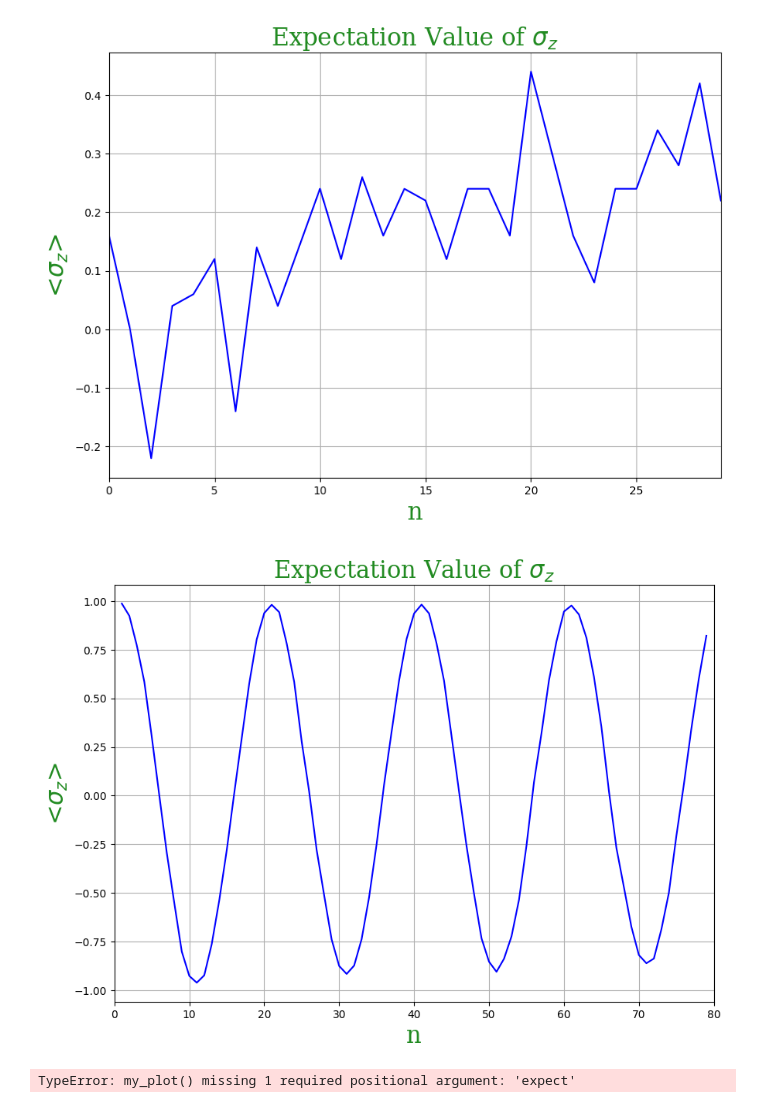
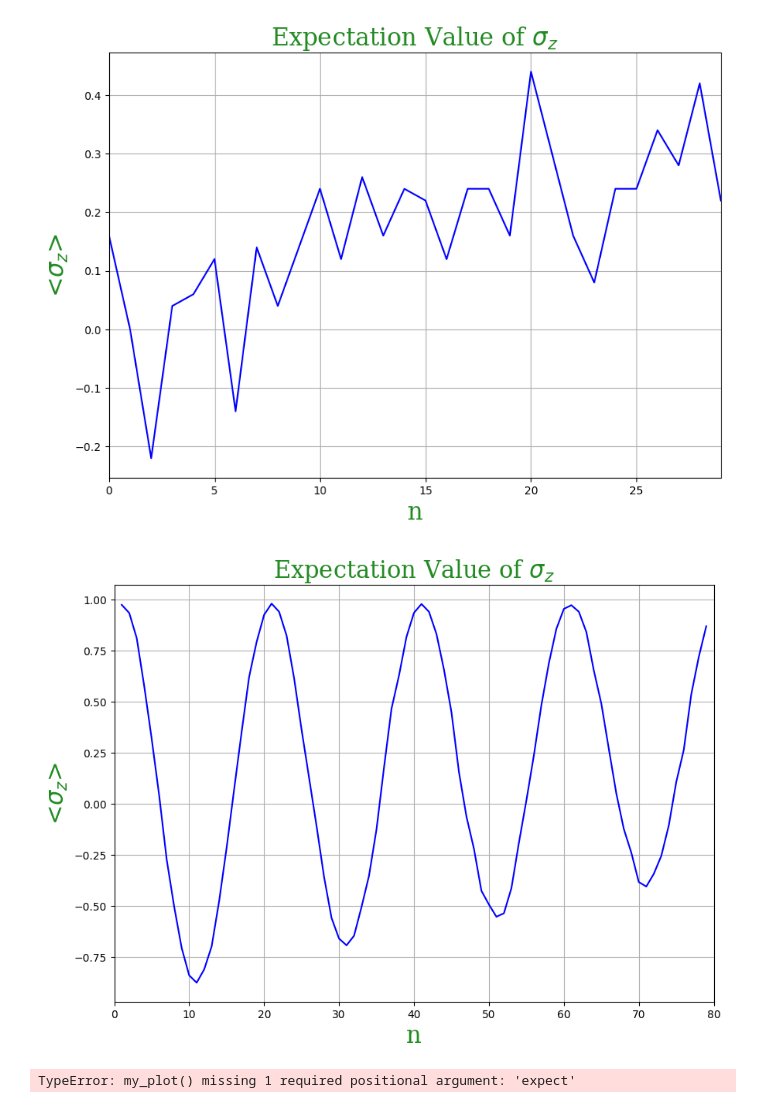
Before and after one commit to stephencollinz/qiskit-learn, a Jupyter notebook: QIF.ipynb, the cells around one changed output. Saved outputs shown, nothing was run; the diff lists cells and outputs as text; code cells hidden in the pictures.

```diff
--- a/QIF.ipynb
+++ b/QIF.ipynb
@@ -149,8 +296,6 @@ def plot_expectation_value(x,y,ylabel,xlabel = '$\omega$t',fig_size=(10.0,7.0),p
     plt.title(f'Expectation Value of {ylabel}',fontdict=font)
 # %%
 qc = QuantumCircuit(1,1)
-#phase_shift(np.pi/4,qc)
-#phase_shift(np.pi/4,qc)
 
 def phase_shift_X(angle,state):
     return state.u(2*angle,np.pi/2,-1*np.pi/2,0)
@@ -159,7 +304,7 @@ def phase_shift_Y(angle,state):
     return state.u(2*angle,np.pi,-1*np.pi,0)
 
 def phase_shift_Z(angle,state):
-    return state.u(2*angle,np.pi,-1*np.pi,0)
+    return state.u(0,-1*angle,-1*angle,0)
 
 
 def apply_unitary(expect,state):
@@ -170,12 +315,10 @@ def apply_unitary(expect,state):
     elif expect == 'sigma_Z':
         return state
 
-def phase_shift_loop(n,angle,init_state,expect,shots,backend,noise_flag,tau=0.6,p_meas=0.01):
+def phase_shift_loop(n,angle,init_state,expect,shots,backend,noise_flag,tau=0.1,p_meas=0.01):
     '''this will run the phase shift n times. Will then execute for the number of shots provided'''
-    #state = QuantumCircuit(1,1)
-    #state.reset(0)
+
     state = init_state()
-    #state = init_qubit(1,0)
     L= []
     for i in range(1,n):
         phase_shift_X(angle,state)
@@ -186,29 +329,18 @@ def phase_shift_loop(n,angle,init_state,expect,shots,backend,noise_flag,tau=0.6,
     error_meas = pauli_error([('X',p_meas), ('I', 1 - p_meas)])
     noise_model = NoiseModel()
     noise_model.add_all_qubit_quantum_error(error, ['u'])
-    #noise_model.add_all_qubit_quantum_error(error, ['u'])
-    #noise_model.add_all_qubit_quantum_error(error2, ['u'])
+
     noise_model.add_all_qubit_quantum_error(error_meas, "measure")
-    #else:
-    #noise_model = noise.NoiseModel.from_backend(provider.get_backend('ibmq_lima'))
+
     basis_gates = noise_model.basis_gates
-    #b = BasicAer.get_backend('qasm_simulator')
-    #job_simulator = execute(qc, b, shots)
+
     coupling_map = backend.configuration().coupling_map
-    #qc = QuantumCircuit(1,1)
-    #phase_shift(angle,qc)
-    #qc.measure(0,0)
-# Get basis gates from noise model
-    #basis_gates = noise_model.basis_gates
-    #error = noise.thermal_relaxation_error(tau,tau,n/shots)
-    #noise_model.add_all_qubit_quantum_error(error, ['u'])
+
     if noise_flag:
         job_simulator = execute(state, backend,shots=shots,coupling_map=coupling_map,basis_gates=basis_gates,noise_model=noise_model)
     else:
-        #print('here')
         job_simulator = execute(state, backend, shots=shots)
-    #print(len(job_simulator))
-    #job_simulator = execute(state, backend,shots=shots,coupling_map=coupling_map,basis_gates=basis_gates,noise_model=noise_model)
+
     result_simulator = job_simulator.result()
     L.append(result_simulator.get_counts(state))
     return L
@@ -262,9 +394,9 @@ def init_X():
 # %%
 #backend = AerSimulator()
 #state = QuantumCircuit(1,1)
-my_plot(np.pi/20,80,init_Z,'sigma_Z',shots = 2000,backend=backend,noise_flag=True)
+my_plot(np.pi/20,80,init_Y,'sigma_Y',shots = 2000,backend=backend,noise_flag=True)
 # %% [output]
-[figure, old version]
+[figure, new version]
 # %%
 my_plot(np.pi/10,20,init_X,shots = 100,backend=backend,noise_flag=False)
 # %% [output]
```
Also changed, not shown: parts of 12 cells of this notebook.
